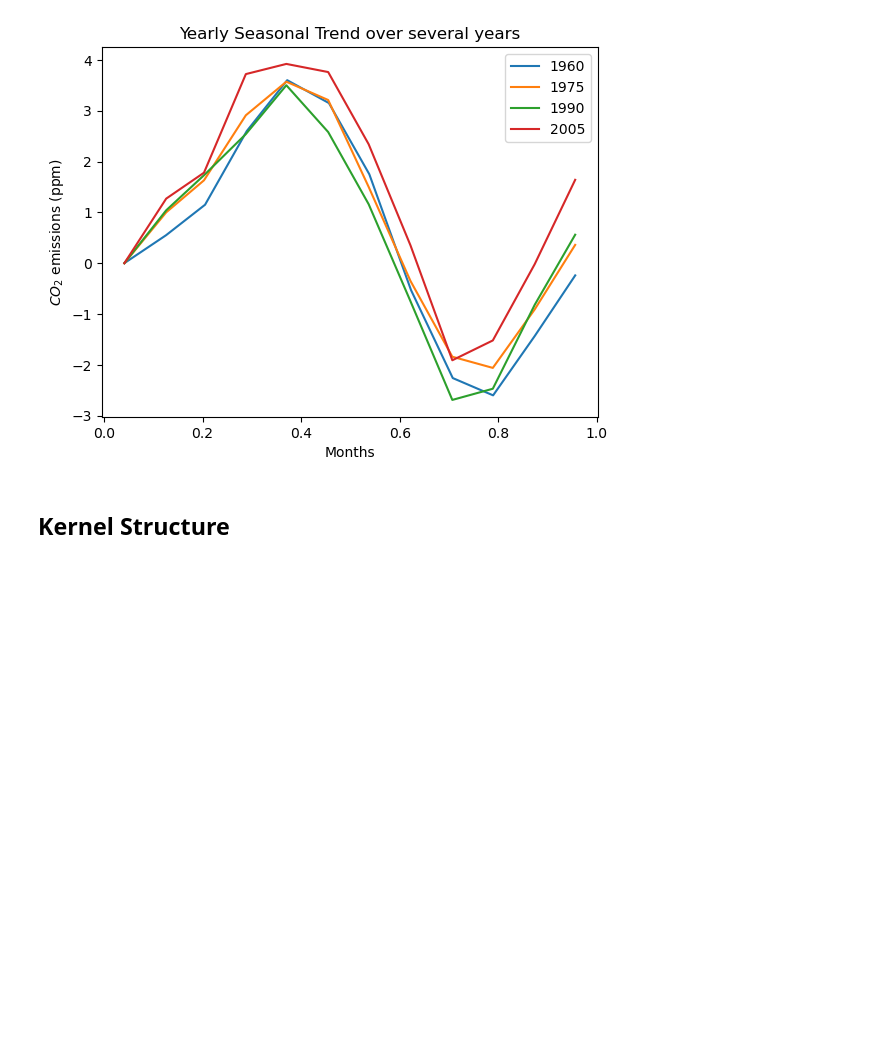
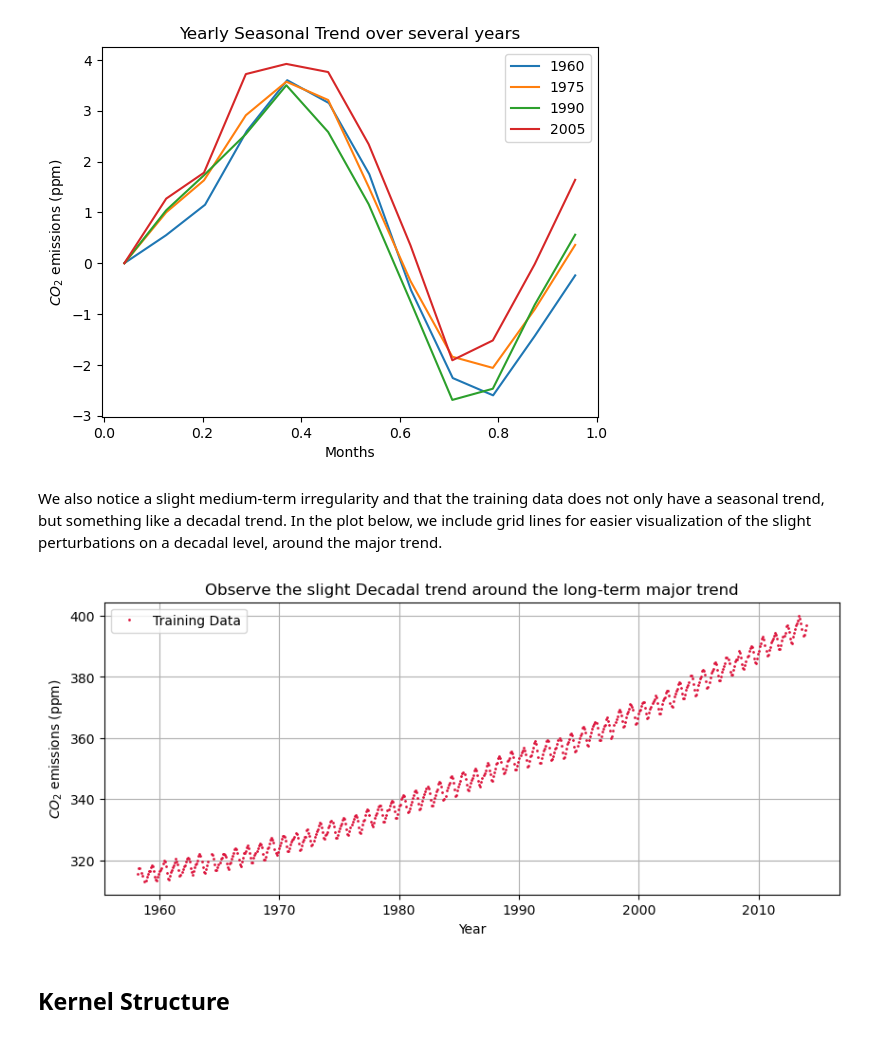
Before and after one commit to twilkening/ae8803, a Jupyter notebook: Assignment2-BuildGP/AE8803_assignment2_TeoWilkening.ipynb, the cells around one changed output. Cells and saved outputs as stored; diff of their text form; code cells hidden in the pictures; blank space fills up the shorter version.

```diff
--- a/Assignment2-BuildGP/AE8803_assignment2_TeoWilkening.ipynb
+++ b/Assignment2-BuildGP/AE8803_assignment2_TeoWilkening.ipynb
@@ -176,6 +182,20 @@ plt.title('Yearly Seasonal Trend over several years')
 plt.show()
 # %% [output]
 [figure]
+# %% [markdown]
+We also notice a slight medium-term irregularity and that the training data does not only have a seasonal trend, but something like a decadal trend. In the plot below, we include grid lines for easier visualization of the slight perturbations on a decadal level, around the major trend.
+# %%
+fig = plt.figure(figsize=(10,4))
+plt.plot(df2014['Date'].values, df2014['CO2'].values, 'o', ms=1, color='crimson', label='Training Data')
+plt.legend()
+# plt.axvline(x=1991.5, color="grey")
+plt.grid()
+plt.xlabel('Year')
+plt.ylabel(r'$CO_2$ emissions (ppm)')
+plt.title('Observe the slight Decadal trend around the long-term major trend')
+plt.show()
+# %% [output]
+[figure, added]
 # %% [markdown]
 ## Kernel Structure
 # %% [markdown]
```
Also changed, not shown: parts of 46 cells of this notebook, 2 other files.
